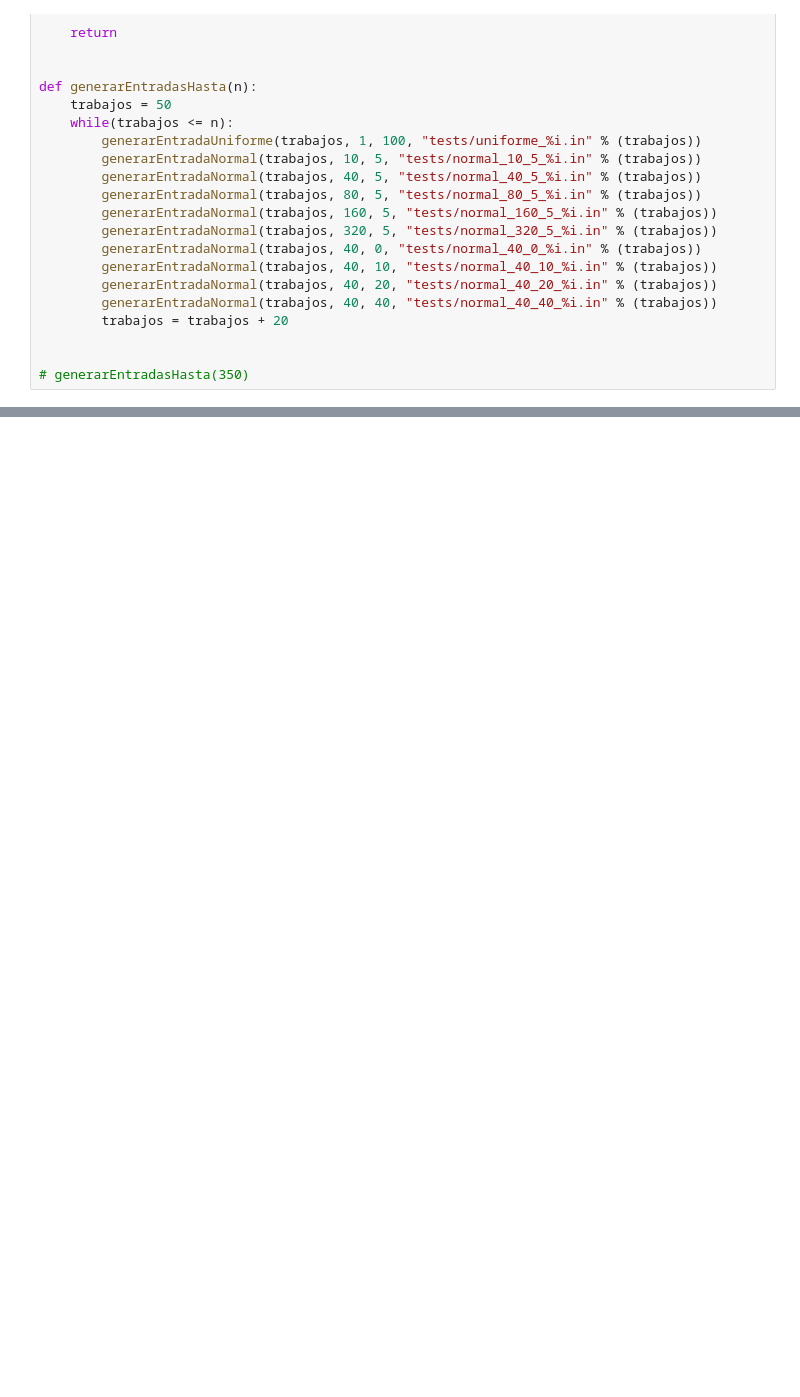
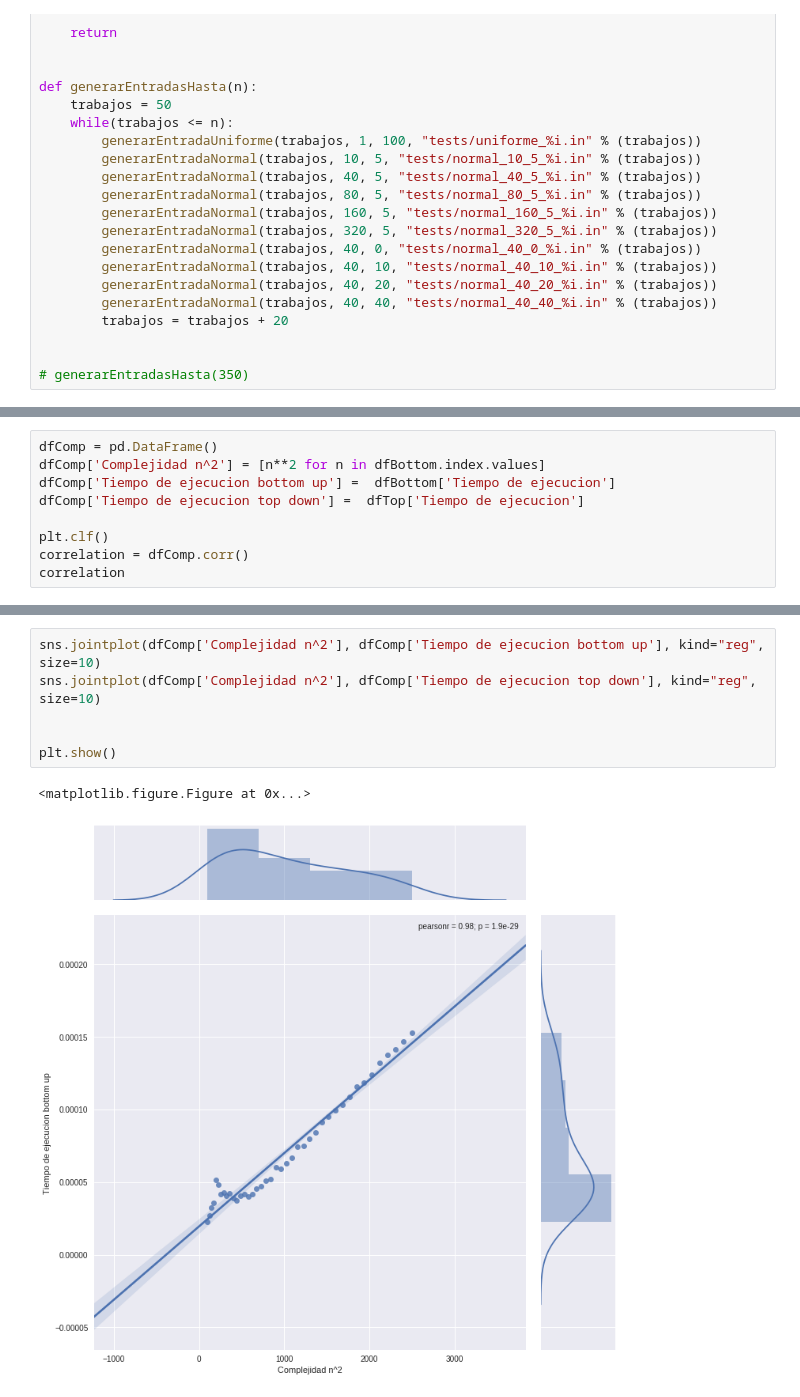
Before and after one commit to cat-j/startup2-algo3, a Jupyter notebook: ej1/Untitled.ipynb, the cells around one changed output, grey strips where cells are left out. Drawn from its saved outputs; the diff is of its cells as text; blank space fills up the shorter version.

```diff
--- a/ej1/Untitled.ipynb
+++ b/ej1/Untitled.ipynb
@@ -85,0 +117,9 @@ generarEntradaNormalHasta(100, 160, 5, "tests/creciente.test-in")
+# %%
+dfComp = pd.DataFrame()
+dfComp['Complejidad n^2'] = [n**2 for n in dfBottom.index.values]
+dfComp['Tiempo de ejecucion bottom up'] =  dfBottom['Tiempo de ejecucion']
+dfComp['Tiempo de ejecucion top down'] =  dfTop['Tiempo de ejecucion']
+
+plt.clf()
+correlation = dfComp.corr()
+correlation
@@ -85,0 +131,9 @@ generarEntradaNormalHasta(100, 160, 5, "tests/creciente.test-in")
+# %%
+sns.jointplot(dfComp['Complejidad n^2'], dfComp['Tiempo de ejecucion bottom up'], kind="reg", size=10)
+sns.jointplot(dfComp['Complejidad n^2'], dfComp['Tiempo de ejecucion top down'], kind="reg", size=10)
+
+
+plt.show()
+# %% [output]
+<matplotlib.figure.Figure at 0x...>
+[figure, added]
```
Also changed, not shown: parts of 9 cells of this notebook.
